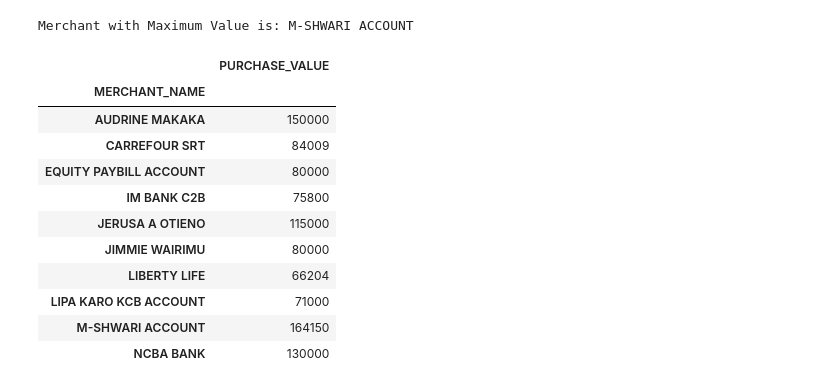
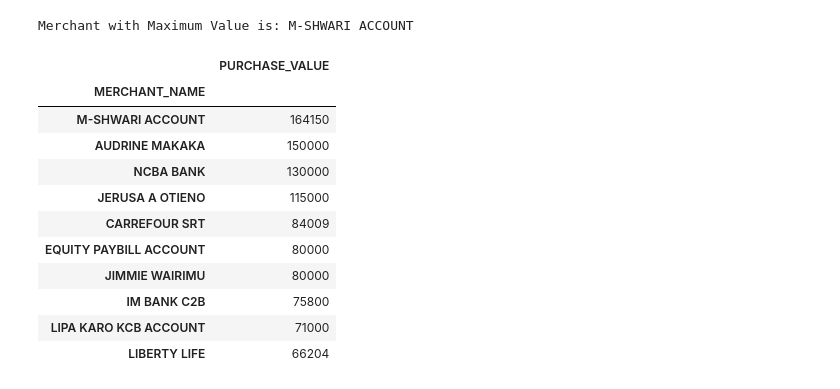
Before and after one commit to kleinbooi24/shaper_pandas, a Jupyter notebook: Data_Alphas_Group/problem5.ipynb, the cells around one changed output. Drawn from its saved outputs; the diff is of its cells as text; code cells hidden in the pictures.

```diff
--- a/Data_Alphas_Group/problem5.ipynb
+++ b/Data_Alphas_Group/problem5.ipynb
@@ -37,7 +37,7 @@ Index(['MERCHANT_CATEGORIZED_AT', 'HOURS', 'MONTHS', 'MINUTES', 'YEAR',
 
 grouped_df = money_df.groupby("MERCHANT_NAME")["PURCHASE_VALUE"].sum()
 
-#grouped_df  = pd.DataFrame(grouped_df)
+grouped_df  = pd.DataFrame(grouped_df)
 
 # Convert Series to DataFrame
 #df = grouped_df.to_frame().reset_index
@@ -69,21 +70,22 @@ Merchant with Maximum Value is: M-SHWARI ACCOUNT
 # %%
 # Find which MERCHANT has Highest Purchase Value
 
 filtered_group_df = grouped_df[grouped_df["PURCHASE_VALUE"]  > 0.4 * grouped_df["PURCHASE_VALUE"].max()]
-filtered_group_df
+sorted_df= filtered_group_df.sort_values(by = "PURCHASE_VALUE", ascending=False)
+sorted_df
 # %% [output]
 |  | PURCHASE_VALUE |
 | MERCHANT_NAME |  |
+| M-SHWARI ACCOUNT | 164150 |
 | AUDRINE MAKAKA | 150000 |
+| NCBA BANK | 130000 |
+| JERUSA A OTIENO | 115000 |
 | CARREFOUR SRT | 84009 |
 | EQUITY PAYBILL ACCOUNT | 80000 |
+| JIMMIE WAIRIMU | 80000 |
 | IM BANK C2B | 75800 |
-| JERUSA A OTIENO | 115000 |
-| JIMMIE WAIRIMU | 80000 |
+| LIPA KARO KCB ACCOUNT | 71000 |
 | LIBERTY LIFE | 66204 |
-| LIPA KARO KCB ACCOUNT | 71000 |
-| M-SHWARI ACCOUNT | 164150 |
-| NCBA BANK | 130000 |
 # %%
 # Plot a Bar Graph
 
```
Also changed, not shown: parts of 2 cells of this notebook.
